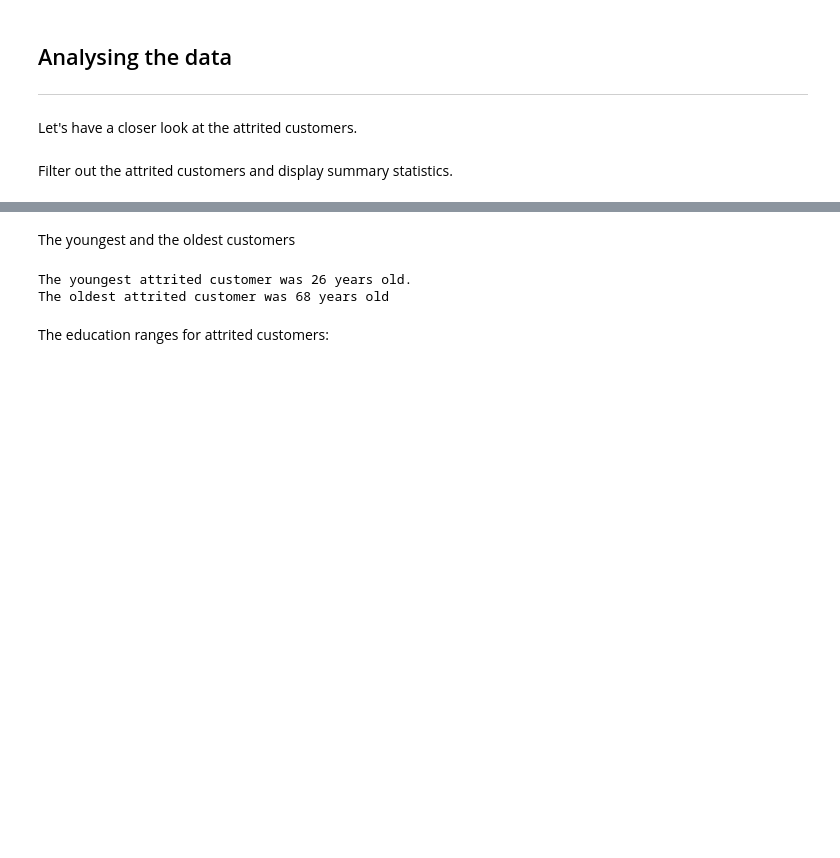
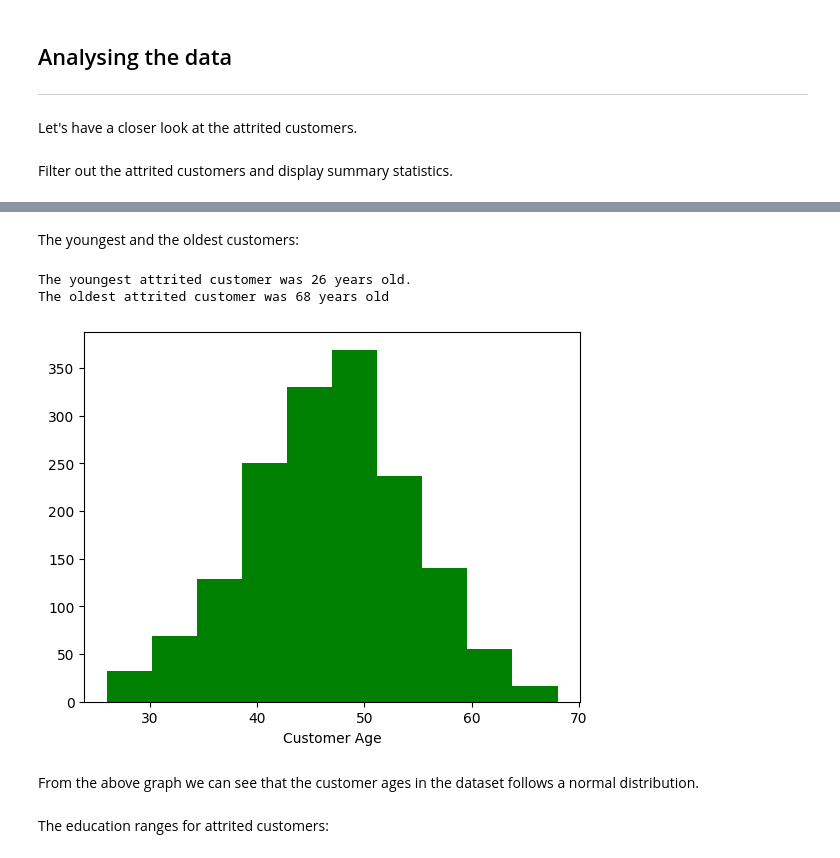
Before and after one commit to OlgaKantarzhy/data-and-python, a Jupyter notebook: The_Bank_project.ipynb, the cells around one changed output, grey strips where cells are left out. Cells and saved outputs as stored; diff of their text form; code cells hidden in the pictures; blank space fills up the shorter version.

```diff
--- a/The_Bank_project.ipynb
+++ b/The_Bank_project.ipynb
@@ -134,13 +134,21 @@ attrited.describe()
 | 75% | 7.683737e+08 | 52.000000 | 3.000000 | 40.000000 | 5.000000 | 3.000000 | ... |
 | max | 8.282949e+08 | 68.000000 | 5.000000 | 56.000000 | 6.000000 | 6.000000 | ... |
 # %% [markdown]
-The youngest and the oldest customers
+The youngest and the oldest customers:
 # %%
 print("The youngest attrited customer was", attrited["Customer_Age"].min(),"years old.")
 print("The oldest attrited customer was", attrited["Customer_Age"].max(),"years old")
 # %% [output]
 The youngest attrited customer was 26 years old.
 The oldest attrited customer was 68 years old
+# %%
+plt.hist(attrited["Customer_Age"], color = "green")
+plt.xlabel("Customer Age")
+plt.show()
+# %% [output]
+[figure, added]
+# %% [markdown]
+From the above graph we can see that the customer ages in the dataset follows a normal distribution.
 # %% [markdown]
 The education ranges for attrited customers:
 # %%
```
Also changed, not shown: parts of 3 cells of this notebook.
